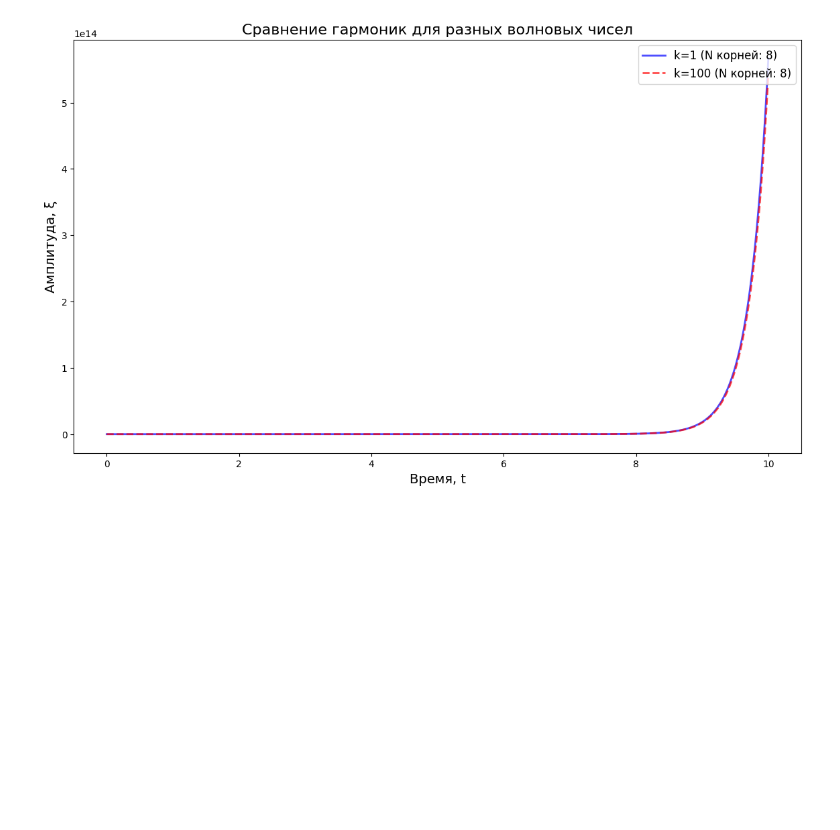
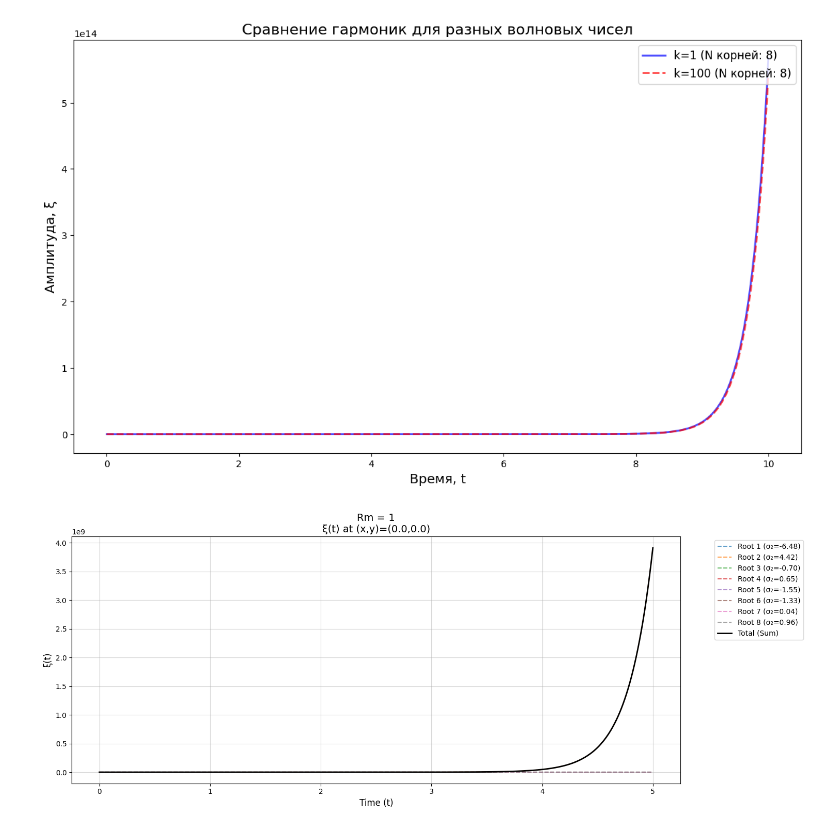
Before and after one commit to ilsurgumerov/MHD_Rotating_Fluids, a Jupyter notebook: MHD.ipynb, the cells around one changed output. Saved outputs shown, nothing was run; the diff lists cells and outputs as text; code cells hidden in the pictures; blank space fills up the shorter version.

```diff
--- a/MHD.ipynb
+++ b/MHD.ipynb
@@ -500,19 +554,0 @@ Poly(1.0*z**4 + 4.0*z**3 - 2.4*z**2 - 11.6*z - 1.6, z, domain='RR')
-# %%
-A2, B2, alpha2, z = sp.symbols('A2 B2 alpha2 z')
-
-a0 = 1
-a2 = - (A2 - alpha2 + 2 * B2)
-a4 = (- A2 * B2 + B2**2)
-
-polinom = a0 * z ** 4 + a2 * z**2 + a4
-
-params = {
-    A2: 40,
-    B2: 10,
-    alpha2: 0.1
-}
-
-
-poly = sp.Poly(polinom.subs(params), z)
-print(poly)
-sp.nroots(poly)
@@ -1018,3 +982,79 @@ plt.show()
 [(-2.14183+0.426837j), (1.68963+1.22417j), (0.747734-1.87066j), (-0.749118+1.86817j), (-0.0717924-3.41478j), (2.14158-0.430354j), (-1.68885-1.22759j), (0.0726513+3.40421j)]
 [(-2.14183+0.426837j), (1.68963+1.22417j), (0.747734-1.87066j), (-0.749118+1.86817j), (-0.0717924-3.41478j), (2.14158-0.430354j), (-1.68885-1.22759j), (0.0726513+3.40421j)]
 [figure]
+# %%
+# Функция для вычисления всех корней
+def get_all_roots(param_dict):
+    numeric_expr = collected_expr.subs(param_dict)
+    poly = sp.Poly(numeric_expr, sigma)
+    coeffs = [complex(s) for s in poly.all_coeffs()]
+    roots = np.roots(coeffs)
+    return roots
+
+# Функция ξ(t) для одного корня
+def ksi_single(t, sigma_val, A_val, k_val, l_val, x_val, y_val):
+    sigma_1 = sigma_val.real
+    sigma_2 = sigma_val.imag
+    return A_val * np.exp(sigma_2 * t) * np.cos(k_val * x_val + l_val * y_val - sigma_1 * t)
+
+# Функция суммарного ξ(t) для всех корней
+def ksi_total(t, roots, A_val, k_val, l_val, x_val, y_val):
+    total = np.zeros_like(t, dtype=np.float64)
+    for root in roots:
+        total += ksi_single(t, root, A_val, k_val, l_val, x_val, y_val)
+    return total
+
+# Параметры
+x_val = 0.0
+y_val = 0.0
+A_val = 1.0
+k_val = 1.0
+l_val = 1.0
+
+# Базовые параметры
+base_params = {
+    k: 1,
+    l: 1,
+    b_0x: 1,
+    b_0y: 1,
+    mu: 1,
+    rho: 1,
+    alpha: 1,
+    g: 9.8,
+    H_0: 1,
+    A: 1,
+    B: 100
+}
+
+# Временной диапазон
+t_values = np.linspace(0, 5, 1000)
+
+# Построение для Rm = 1 и Rm = 10
+for Rm_val in [1, 10]:
+    # Обновляем параметры
+    params = base_params.copy()
+    params[Rm] = Rm_val
+
+    # Получаем все корни
+    roots = get_all_roots(params)
+
+    plt.figure(figsize=(15, 6))
+
+    # Графики для каждого корня
+    for i, root in enumerate(roots):
+        ksi_vals = [ksi_single(t, root, A_val, k_val, l_val, x_val, y_val) for t in t_values]
+        plt.plot(t_values, ksi_vals, linestyle='--', alpha=0.7, label=f'Root {i+1} (σ₂={root.imag:.2f})')
+
+    # Суммарный график
+    total_ksi = ksi_total(t_values, roots, A_val, k_val, l_val, x_val, y_val)
+    plt.plot(t_values, total_ksi, 'k-', linewidth=2, label='Total (Sum)')
+
+    plt.title(f'Rm = {Rm_val}\nξ(t) at (x,y)=({x_val},{y_val})', fontsize=14)
+    plt.xlabel('Time (t)', fontsize=12)
+    plt.ylabel('ξ(t)', fontsize=12)
+    plt.grid(True, alpha=0.5)
+    plt.legend(bbox_to_anchor=(1.05, 1), loc='upper left')
+    plt.tight_layout()
+    plt.show()
+# %% [output]
+[figure, added]
```
Also changed, not shown: parts of 19 cells of this notebook.
